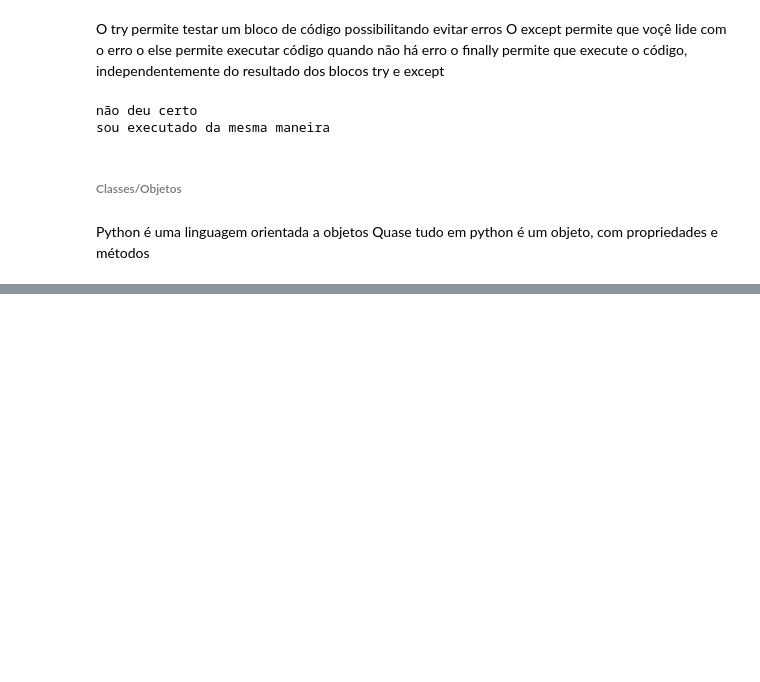
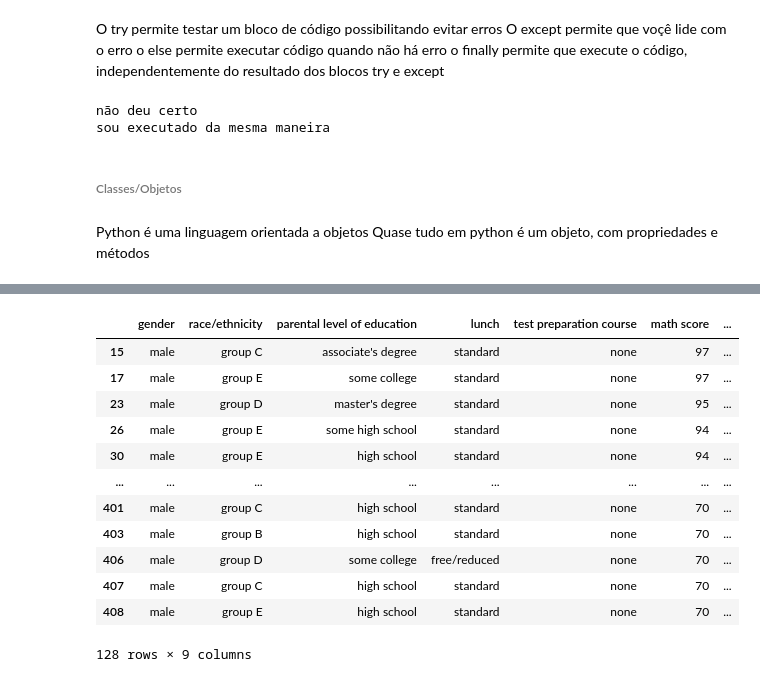
Before and after one commit to RyanOliveira10/Data-Science, a Jupyter notebook: Learning_Python.ipynb, the cells around one changed output, grey strips where cells are left out. Drawn from its saved outputs; the diff is of its cells as text; code cells hidden in the pictures; blank space fills up the shorter version.

```diff
--- a/Learning_Python.ipynb
+++ b/Learning_Python.ipynb
@@ -474,0 +641,8 @@ Quase tudo em python é um objeto, com propriedades e métodos
+# %%
+ provas = ['math score', 'reading score', 'writing score']
+# %%
+#ordena o dataset
+df = df.sort_values(by = provas, ascending = False).reset_index(drop=True)
+# %%
+#coluna com as médias das provas
+df['mean'] = df[provas].mean(axis=1)
@@ -474,0 +669,18 @@ Quase tudo em python é um objeto, com propriedades e métodos
+# %%
+#consulta
+df.query('(gender == "male") & (`test preparation course` == "none")\
+& (`math score` >= 70)')
+# %% [output]
+|  | gender | race/ethnicity | parental level of education | lunch | test preparation course | math score | ... |
+| 15 | male | group C | associate's degree | standard | none | 97 | ... |
+| 17 | male | group E | some college | standard | none | 97 | ... |
+| 23 | male | group D | master's degree | standard | none | 95 | ... |
+| 26 | male | group E | some high school | standard | none | 94 | ... |
+| 30 | male | group E | high school | standard | none | 94 | ... |
+| ... | ... | ... | ... | ... | ... | ... | ... |
+| 401 | male | group C | high school | standard | none | 70 | ... |
+| 403 | male | group B | high school | standard | none | 70 | ... |
+| 406 | male | group D | some college | free/reduced | none | 70 | ... |
+| 407 | male | group C | high school | standard | none | 70 | ... |
+| 408 | male | group E | high school | standard | none | 70 | ... |
+128 rows × 9 columns
```
Also changed, not shown: parts of 26 cells of this notebook, 1 other file.
